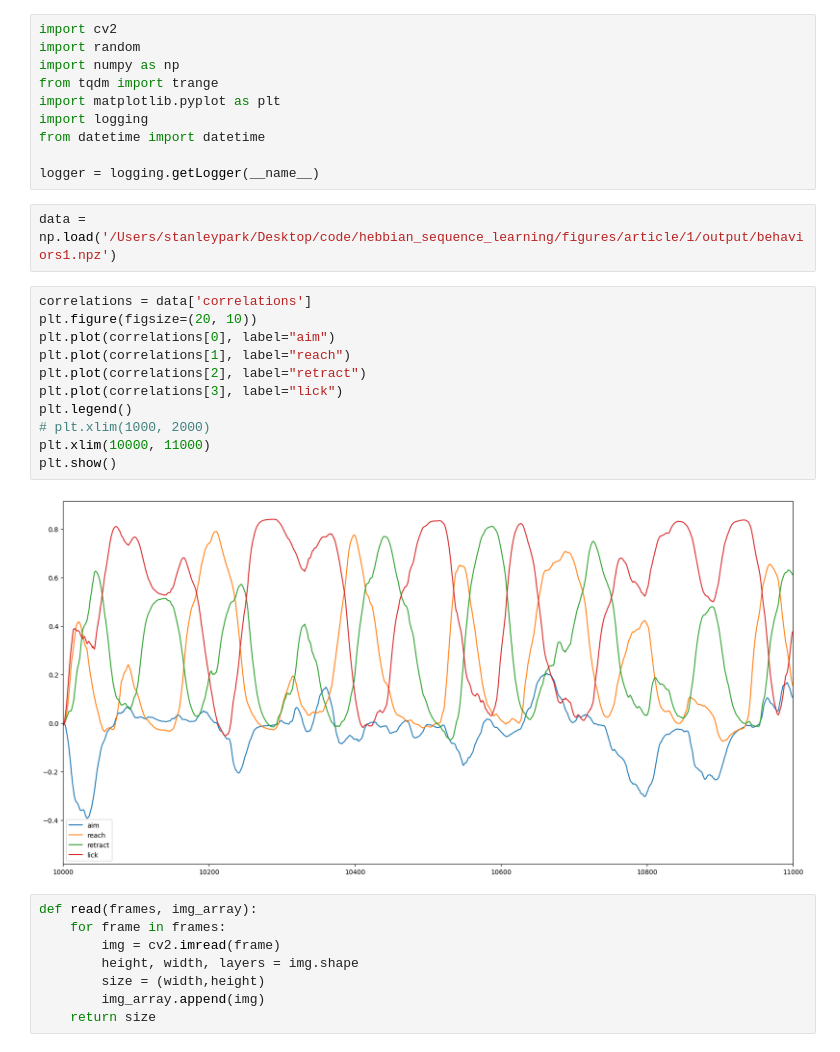
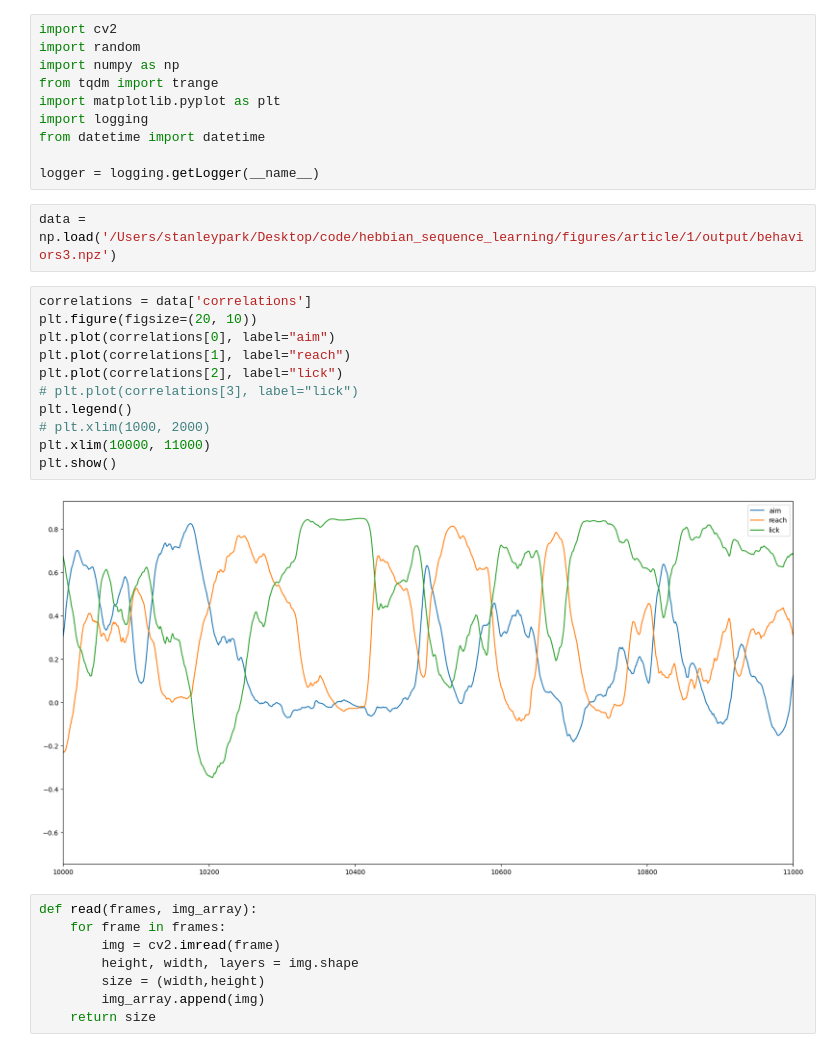
Before and after one commit to jp464/striatal-sequence, a Jupyter notebook: figures/article/1/mouse-simulation.ipynb, the cells around one changed output. Cells and saved outputs as stored; diff of their text form.

```diff
--- a/figures/article/1/mouse-simulation.ipynb
+++ b/figures/article/1/mouse-simulation.ipynb
@@ -9,20 +9,20 @@ from datetime import datetime
 
 logger = logging.getLogger(__name__)
 # %%
-data = np.load('/Users/stanleypark/Desktop/code/hebbian_sequence_learning/figures/article/1/output/behaviors1.npz')
+data = np.load('/Users/stanleypark/Desktop/code/hebbian_sequence_learning/figures/article/1/output/behaviors3.npz')
 # %%
 correlations = data['correlations']
 plt.figure(figsize=(20, 10))
 plt.plot(correlations[0], label="aim")
 plt.plot(correlations[1], label="reach")
-plt.plot(correlations[2], label="retract")
-plt.plot(correlations[3], label="lick")
+plt.plot(correlations[2], label="lick")
+# plt.plot(correlations[3], label="lick")
 plt.legend()
 # plt.xlim(1000, 2000)
 plt.xlim(10000, 11000)
 plt.show()
 # %% [output]
-[figure, old version]
+[figure, new version]
 # %%
 def read(frames, img_array):
     for frame in frames:
```
Also changed, not shown: parts of 1 cell of this notebook, 6 other files.
